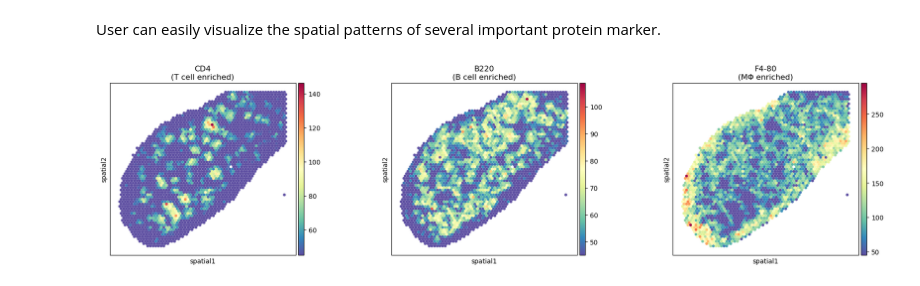
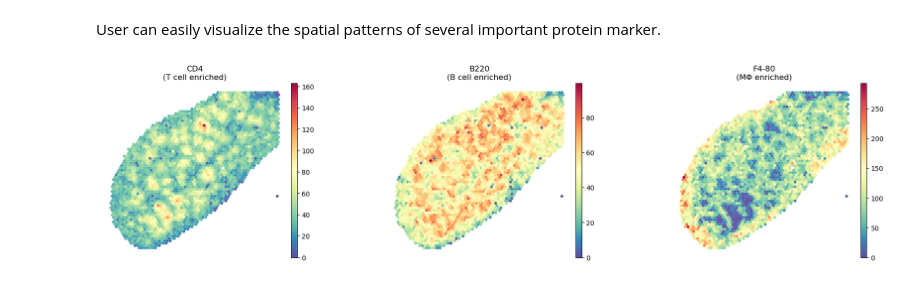
Before and after one commit to hannshu/spaAnchor-docs, a Jupyter notebook: docs/source/omics_translation.ipynb, the cells around one changed output. Saved outputs shown, nothing was run; the diff lists cells and outputs as text; code cells hidden in the pictures.

```diff
--- a/docs/source/omics_translation.ipynb
+++ b/docs/source/omics_translation.ipynb
@@ -37,9 +37,9 @@ User can easily visualize the spatial patterns of several important protein mark
 # %%
 adata0.obs_names += "-0"
 viz_protein = ["CD4", "B220_CD45R", "F4_80"]
 adata0.obs[[f"pred_{adt}" for adt in viz_protein]] = predicted_result[0]["protein"][viz_protein]
 sc.pl.spatial(adata0, color=[f"pred_{adt}" for adt in viz_protein],
               title=["CD4\n(T cell enriched)", "B220\n(B cell enriched)", "F4-80\n(MΦ enriched)"],
-              img_key=None, frameon=False, spot_size=35, cmap="Spectral_r", vmin=45)
+              img_key=None, frameon=False, spot_size=35, cmap="Spectral_r")
 # %% [output]
-[figure, old version]
+[figure, new version]
```
Also changed, not shown: parts of 1 cell of this notebook.
